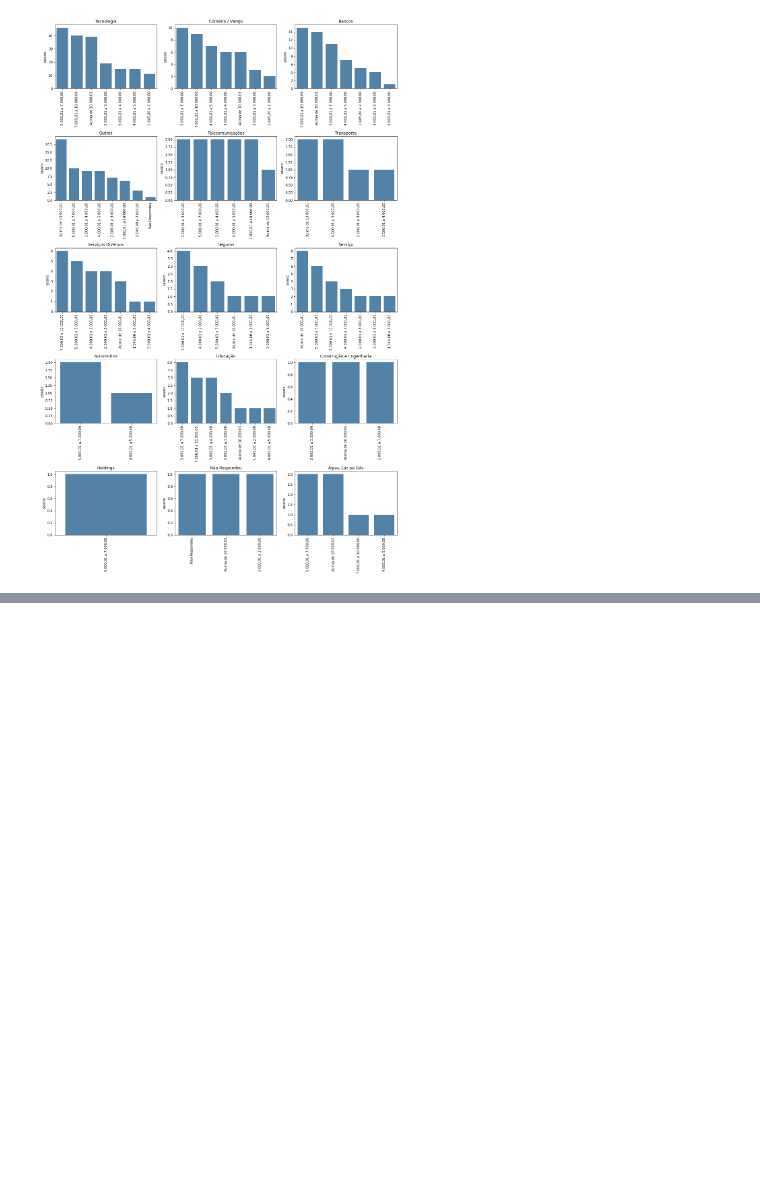
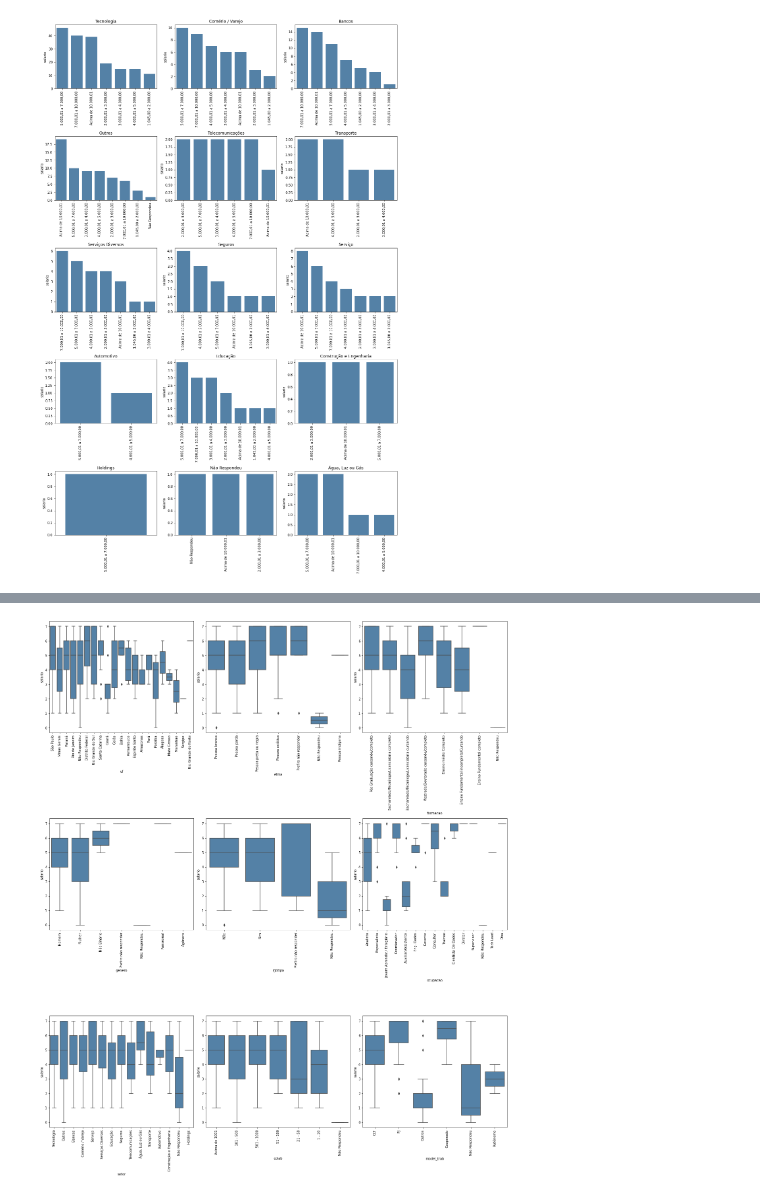
Before and after one commit to daianeklein/data-surveys, a Jupyter notebook: Pesquisa01_salariomediodados.ipynb, the cells around one changed output, grey strips where cells are left out. Cells and saved outputs as stored; diff of their text form; code cells hidden in the pictures; blank space fills up the shorter version.

Commit message:
set black xticks

```diff
--- a/Pesquisa01_salariomediodados.ipynb
+++ b/Pesquisa01_salariomediodados.ipynb
@@ -736,13 +706,0 @@ df1['salario'] = df1['salario'].map(salario_dict)
-# %%
-plt.figure(figsize=(20,30))
-x = 1
-
-for d in df1:
-    if d != 'salario':
-        plt.subplot(4, 3, x)
-        order = df1[d].value_counts().index
-        sns.boxplot(data = df1, y='salario', x = d, order = order, color = 'steelblue')
-        plt.xticks(rotation = 90, color = 'white')
-        plt.tight_layout()
-
-        x += 1
@@ -774,0 +736,15 @@ sns.heatmap(data = crosstab, annot = True, cmap = 'Blues');
+# %%
+plt.figure(figsize=(20,30))
+x = 1
+
+for d in df1:
+    if d != 'salario':
+        plt.subplot(4, 3, x)
+        order = df1[d].value_counts().index
+        sns.boxplot(data = df1, y='salario', x = d, order = order, color = 'steelblue')
+        plt.xticks(rotation = 90)
+        plt.tight_layout()
+
+        x += 1
+# %% [output]
+[figure, added]
```
Also changed, not shown: parts of 13 cells of this notebook.
